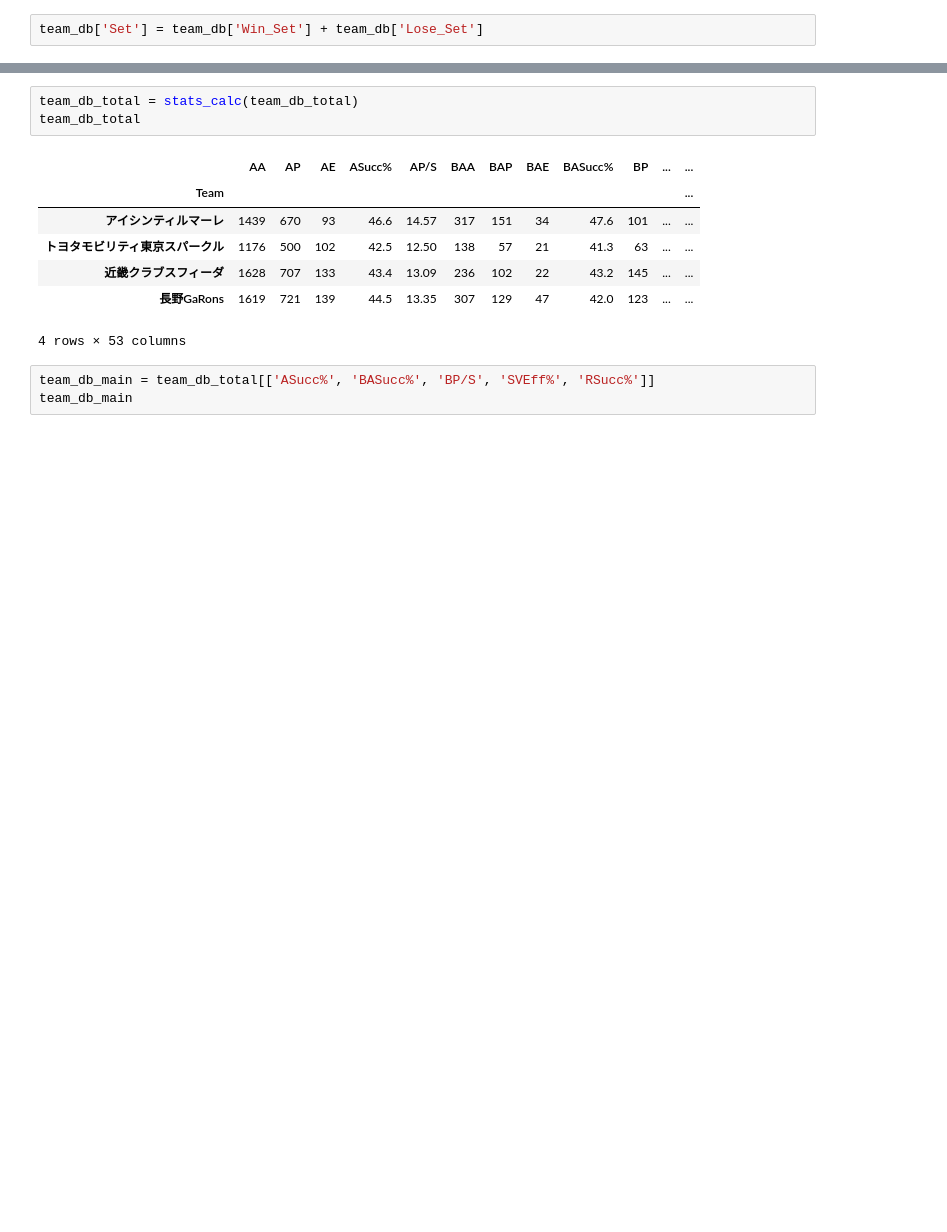
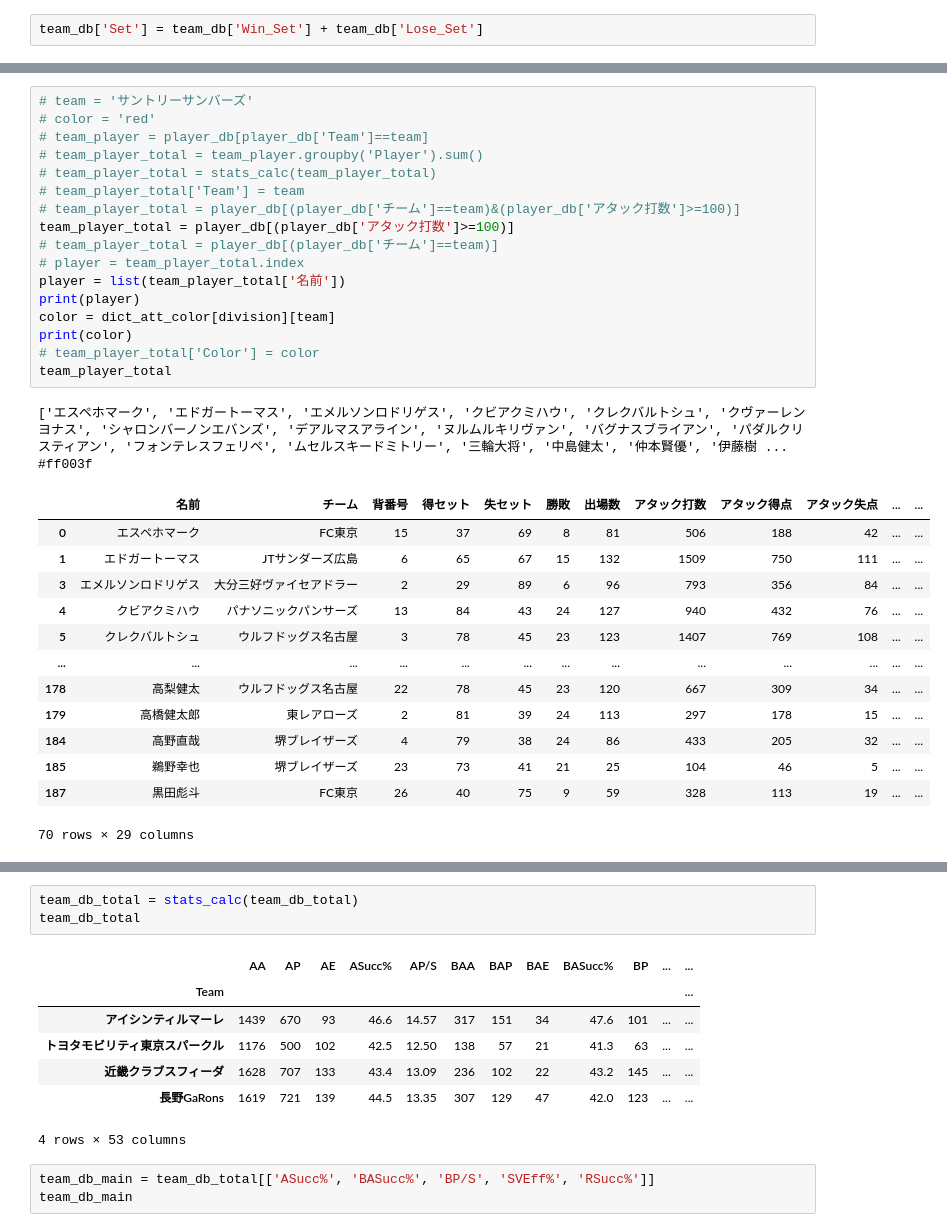
Before and after one commit to vleaguebot-lab/vleague_stats, a Jupyter notebook: graph/detail_data.ipynb, the cells around one changed output, grey strips where cells are left out. Saved outputs shown, nothing was run; the diff lists cells and outputs as text; blank space fills up the shorter version.

```diff
--- a/graph/detail_data.ipynb
+++ b/graph/detail_data.ipynb
@@ -84,0 +192,33 @@ def stats_calc(df):
+# %%
+# team = 'サントリーサンバーズ'
+# color = 'red'
+# team_player = player_db[player_db['Team']==team]
+# team_player_total = team_player.groupby('Player').sum()
+# team_player_total = stats_calc(team_player_total)
+# team_player_total['Team'] = team
+# team_player_total = player_db[(player_db['チーム']==team)&(player_db['アタック打数']>=100)]
+team_player_total = player_db[(player_db['アタック打数']>=100)]
+# team_player_total = player_db[(player_db['チーム']==team)]
+# player = team_player_total.index
+player = list(team_player_total['名前'])
+print(player)
+color = dict_att_color[division][team]
+print(color)
+# team_player_total['Color'] = color
+team_player_total
+# %% [output]
+['エスペホマーク', 'エドガートーマス', 'エメルソンロドリゲス', 'クビアクミハウ', 'クレクバルトシュ', 'クヴァーレンヨナス', 'シャロンバーノンエバンズ', 'デアルマスアライン', 'ヌルムルキリヴァン', 'バグナスブライアン', 'パダルクリスティアン', 'フォンテレスフェリペ', 'ムセルスキードミトリー', '三輪大将', '中島健太', '仲本賢優', '伊藤樹 ...
+#ff003f
+|  | 名前 | チーム | 背番号 | 得セット | 失セット | 勝敗 | 出場数 | アタック打数 | アタック得点 | アタック失点 | ... | ... |
+| 0 | エスペホマーク | FC東京 | 15 | 37 | 69 | 8 | 81 | 506 | 188 | 42 | ... | ... |
+| 1 | エドガートーマス | JTサンダーズ広島 | 6 | 65 | 67 | 15 | 132 | 1509 | 750 | 111 | ... | ... |
+| 3 | エメルソンロドリゲス | 大分三好ヴァイセアドラー | 2 | 29 | 89 | 6 | 96 | 793 | 356 | 84 | ... | ... |
+| 4 | クビアクミハウ | パナソニックパンサーズ | 13 | 84 | 43 | 24 | 127 | 940 | 432 | 76 | ... | ... |
+| 5 | クレクバルトシュ | ウルフドッグス名古屋 | 3 | 78 | 45 | 23 | 123 | 1407 | 769 | 108 | ... | ... |
+| ... | ... | ... | ... | ... | ... | ... | ... | ... | ... | ... | ... | ... |
+| 178 | 高梨健太 | ウルフドッグス名古屋 | 22 | 78 | 45 | 23 | 120 | 667 | 309 | 34 | ... | ... |
+| 179 | 高橋健太郎 | 東レアローズ | 2 | 81 | 39 | 24 | 113 | 297 | 178 | 15 | ... | ... |
+| 184 | 高野直哉 | 堺ブレイザーズ | 4 | 79 | 38 | 24 | 86 | 433 | 205 | 32 | ... | ... |
+| 185 | 鵜野幸也 | 堺ブレイザーズ | 23 | 73 | 41 | 21 | 25 | 104 | 46 | 5 | ... | ... |
+| 187 | 黒田彪斗 | FC東京 | 26 | 40 | 75 | 9 | 59 | 328 | 113 | 19 | ... | ... |
+70 rows × 29 columns
```
Also changed, not shown: parts of 12 cells of this notebook.
